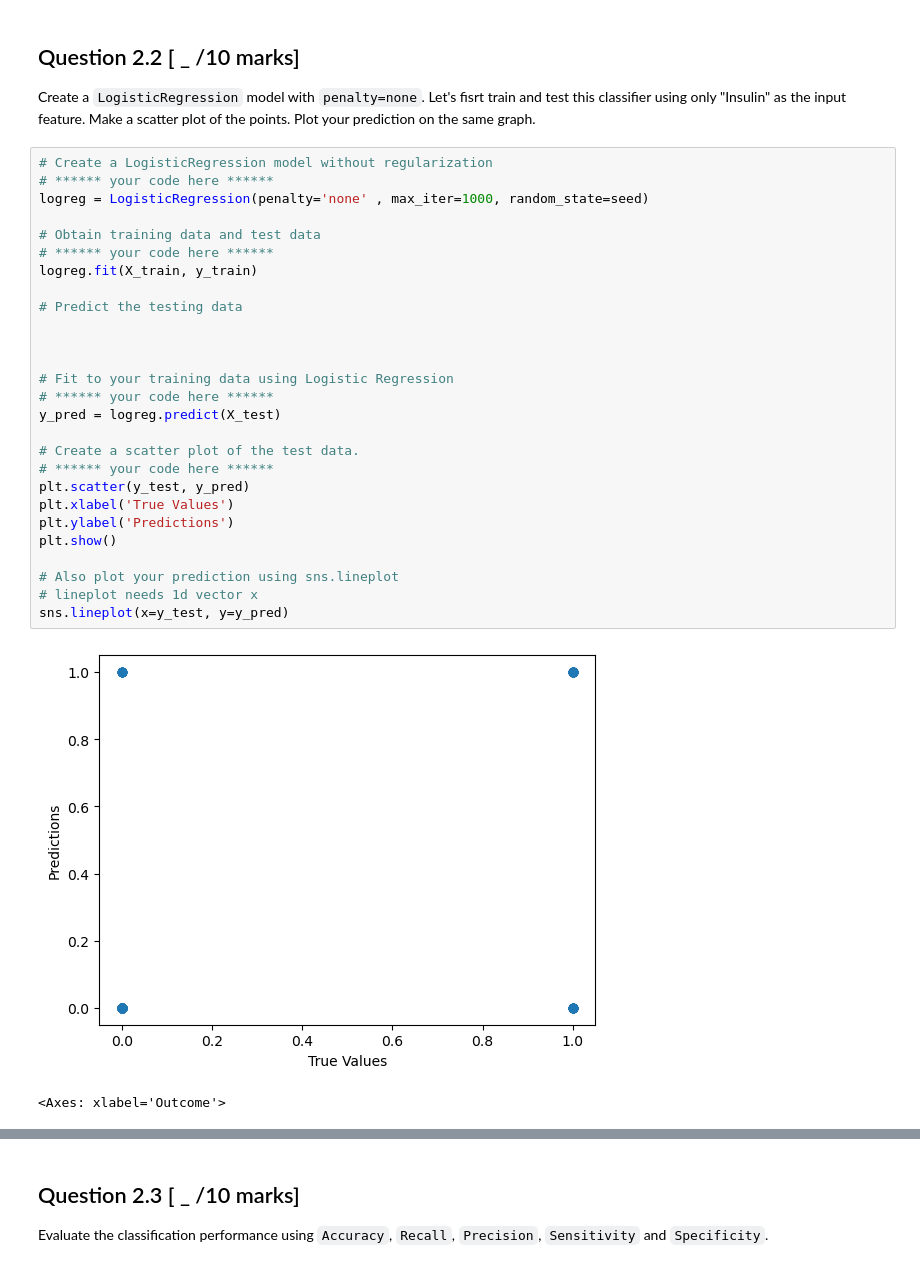
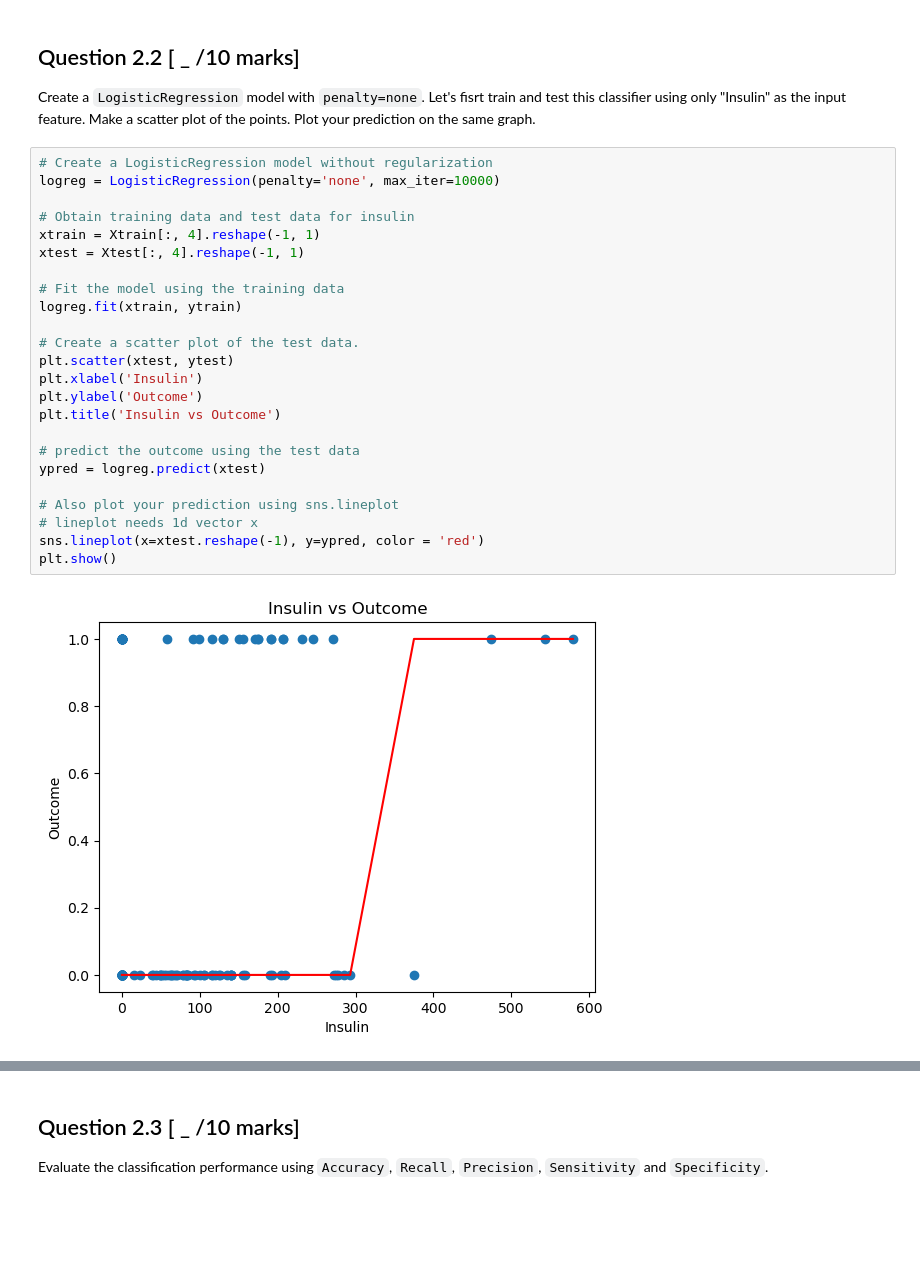
Before and after one commit to ParamvirSran/Machine-Learning, a Jupyter notebook: A3/Assignment_3.ipynb, the cells around one changed output, grey strips where cells are left out. Cells and saved outputs as stored; diff of their text form; blank space fills up the shorter version.

```diff
--- a/A3/Assignment_3.ipynb
+++ b/A3/Assignment_3.ipynb
@@ -109,31 +109,27 @@ We will use sklearn's `LogisticRegression` to solve the classification problem.
 Create a `LogisticRegression` model with `penalty=none`. Let's fisrt train and test this classifier using only "Insulin" as the input feature. Make a scatter plot of the points. Plot your prediction on the same graph.
 # %%
 # Create a LogisticRegression model without regularization
-# ****** your code here ******
-logreg = LogisticRegression(penalty='none' , max_iter=1000, random_state=seed)
+logreg = LogisticRegression(penalty='none', max_iter=10000)
 
-# Obtain training data and test data
-# ****** your code here ******
-logreg.fit(X_train, y_train)
+# Obtain training data and test data for insulin
+xtrain = Xtrain[:, 4].reshape(-1, 1)
+xtest = Xtest[:, 4].reshape(-1, 1)
 
-# Predict the testing data
-
-
-
-# Fit to your training data using Logistic Regression
-# ****** your code here ******
-y_pred = logreg.predict(X_test)
+# Fit the model using the training data
+logreg.fit(xtrain, ytrain)
 
 # Create a scatter plot of the test data.
-# ****** your code here ******
-plt.scatter(y_test, y_pred)
-plt.xlabel('True Values')
-plt.ylabel('Predictions')
-plt.show()
+plt.scatter(xtest, ytest)
+plt.xlabel('Insulin')
+plt.ylabel('Outcome')
+plt.title('Insulin vs Outcome')
+
+# predict the outcome using the test data
+ypred = logreg.predict(xtest)
 
 # Also plot your prediction using sns.lineplot
 # lineplot needs 1d vector x
-sns.lineplot(x=y_test, y=y_pred)
+sns.lineplot(x=xtest.reshape(-1), y=ypred, color = 'red')
+plt.show()
 # %% [output]
-[figure, old version]
+[figure, new version]
-<Axes: xlabel='Outcome'>
```
Also changed, not shown: parts of 25 cells of this notebook, 4 other files.
